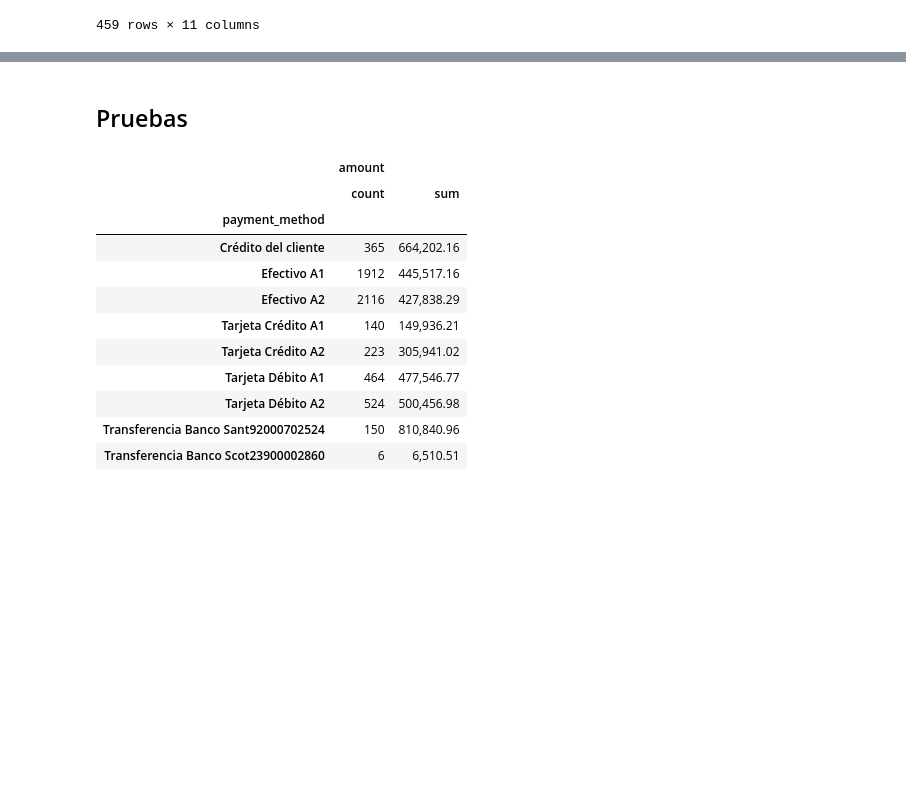
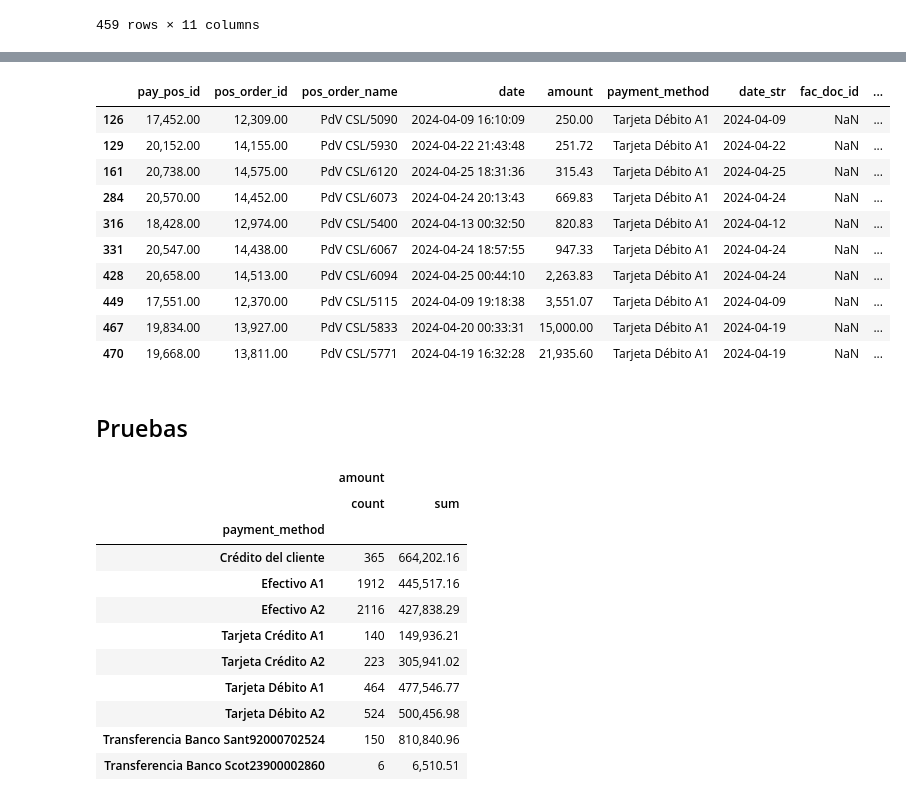
Before and after one commit to ecostichp/odoo_comisiones, a Jupyter notebook: algoritmo/algoritmo_cobranza_mes_func.ipynb, the cells around one changed output, grey strips where cells are left out. Saved outputs shown, nothing was run; the diff lists cells and outputs as text; code cells hidden in the pictures; blank space fills up the shorter version.

```diff
--- a/algoritmo/algoritmo_cobranza_mes_func.ipynb
+++ b/algoritmo/algoritmo_cobranza_mes_func.ipynb
@@ -331,6 +330,6 @@ pay_pos_df.loc[pay_pos_df['payment_method'] == 'Tarjeta Débito A1']
 464 rows × 7 columns
 # %%
-pay_fact_df['date'] = pay_fact_df['pay_date'].dt.strftime('%d-%m-%Y')
+pay_fact_df['date_str_f'] = pay_fact_df['pay_date'].dt.date
 
 # pay_fact_df.loc[pay_fact_df['pay_pos'] == 'Tarjeta Débito A1'].to_excel('Tarjeta Débito A1.xlsx')
 pay_fact_df.loc[pay_fact_df['pay_pos'] == 'Tarjeta Débito A1']
@@ -349,4 +348,4 @@ pay_fact_df.loc[pay_fact_df['pay_pos'] == 'Tarjeta Débito A1']
 | 4549 | 72553 | F1-CC/2024/06502 | EVOLUTION SERVICES JDR | 2024-04-30 | 511.35 | 0.00 | Punto De Venta A1 | ... |
 459 rows × 11 columns
 # %%
-wep = pd.merge(pay_pos_df.loc[pay_pos_df['payment_method'] == 'Tarjeta Débito A1'], pay_fact_df.loc[pay_fact_df['pay_pos'] == 'Tarjeta Débito A1'], how='outer', left_on=['amount',	'date'], right_on=['pay_amount', 'date'])
+wep = pd.merge(pay_pos_df.loc[pay_pos_df['payment_method'] == 'Tarjeta Débito A1'], pay_fact_df.loc[pay_fact_df['pay_pos'] == 'Tarjeta Débito A1'], how='outer', left_on=['amount',	'date_str'], right_on=['pay_amount', 'date_str_f'])
@@ -369,3 +361,17 @@ wep
+# %%
+wep.loc[wep['pay_amount'].isna()]
+# %% [output]
+|  | pay_pos_id | pos_order_id | pos_order_name | date | amount | payment_method | date_str | fac_doc_id | ... |
+| 126 | 17,452.00 | 12,309.00 | PdV CSL/5090 | 2024-04-09 16:10:09 | 250.00 | Tarjeta Débito A1 | 2024-04-09 | NaN | ... |
+| 129 | 20,152.00 | 14,155.00 | PdV CSL/5930 | 2024-04-22 21:43:48 | 251.72 | Tarjeta Débito A1 | 2024-04-22 | NaN | ... |
+| 161 | 20,738.00 | 14,575.00 | PdV CSL/6120 | 2024-04-25 18:31:36 | 315.43 | Tarjeta Débito A1 | 2024-04-25 | NaN | ... |
+| 284 | 20,570.00 | 14,452.00 | PdV CSL/6073 | 2024-04-24 20:13:43 | 669.83 | Tarjeta Débito A1 | 2024-04-24 | NaN | ... |
+| 316 | 18,428.00 | 12,974.00 | PdV CSL/5400 | 2024-04-13 00:32:50 | 820.83 | Tarjeta Débito A1 | 2024-04-12 | NaN | ... |
+| 331 | 20,547.00 | 14,438.00 | PdV CSL/6067 | 2024-04-24 18:57:55 | 947.33 | Tarjeta Débito A1 | 2024-04-24 | NaN | ... |
+| 428 | 20,658.00 | 14,513.00 | PdV CSL/6094 | 2024-04-25 00:44:10 | 2,263.83 | Tarjeta Débito A1 | 2024-04-24 | NaN | ... |
+| 449 | 17,551.00 | 12,370.00 | PdV CSL/5115 | 2024-04-09 19:18:38 | 3,551.07 | Tarjeta Débito A1 | 2024-04-09 | NaN | ... |
+| 467 | 19,834.00 | 13,927.00 | PdV CSL/5833 | 2024-04-20 00:33:31 | 15,000.00 | Tarjeta Débito A1 | 2024-04-19 | NaN | ... |
+| 470 | 19,668.00 | 13,811.00 | PdV CSL/5771 | 2024-04-19 16:32:28 | 21,935.60 | Tarjeta Débito A1 | 2024-04-19 | NaN | ... |
 # %% [markdown]
 ## Pruebas
 # %%
```
Also changed, not shown: parts of 4 cells of this notebook.
